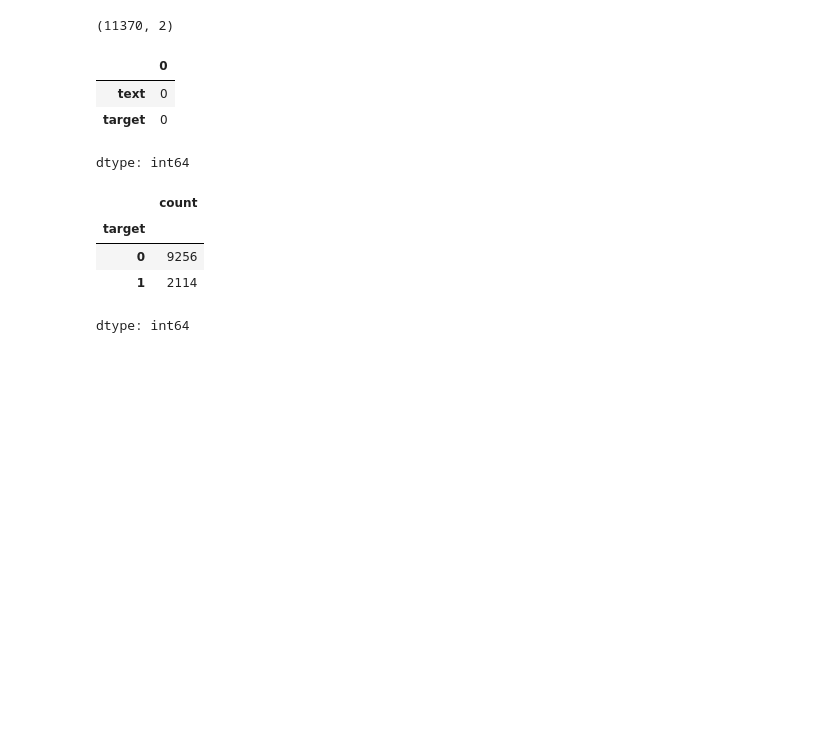
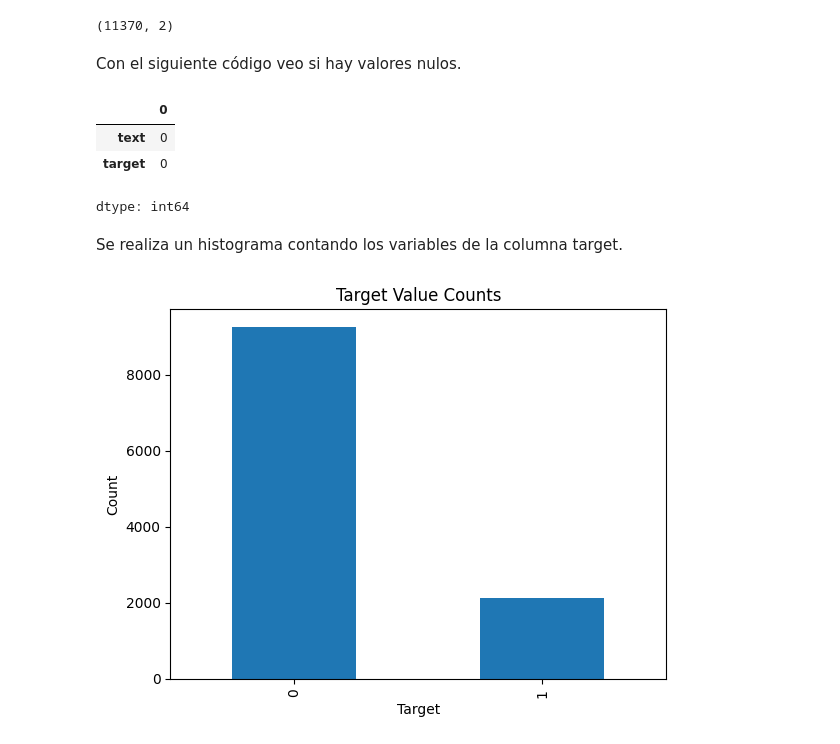
Before and after one commit to andresgabas/DSIII-, a Jupyter notebook: Proyecto_final_DS3.ipynb, the cells around one changed output. Saved outputs shown, nothing was run; the diff lists cells and outputs as text; code cells hidden in the pictures; blank space fills up the shorter version.

```diff
--- a/Proyecto_final_DS3.ipynb
+++ b/Proyecto_final_DS3.ipynb
@@ -73,6 +100,8 @@ import spacy
 df.shape
 # %% [output]
 (11370, 2)
+# %% [markdown]
+Con el siguiente código veo si hay valores nulos.
 # %%
 df.isnull().sum()
 # %% [output]
@@ -80,11 +109,15 @@ df.isnull().sum()
 | text | 0 |
 | target | 0 |
 dtype: int64
-# %%
-df.target.value_counts()
-# %% [output]
-|  | count |
-| target |  |
-| 0 | 9256 |
-| 1 | 2114 |
-dtype: int64
+# %% [markdown]
+Se realiza un histograma contando los variables de la columna target.
+# %%
+# prompt: Create histogram with value counts for target column
+
+df['target'].value_counts().plot(kind='bar')
+plt.title('Target Value Counts')
+plt.xlabel('Target')
+plt.ylabel('Count')
+plt.show()
+# %% [output]
+[figure, added]
```
Also changed, not shown: parts of 28 cells of this notebook.
